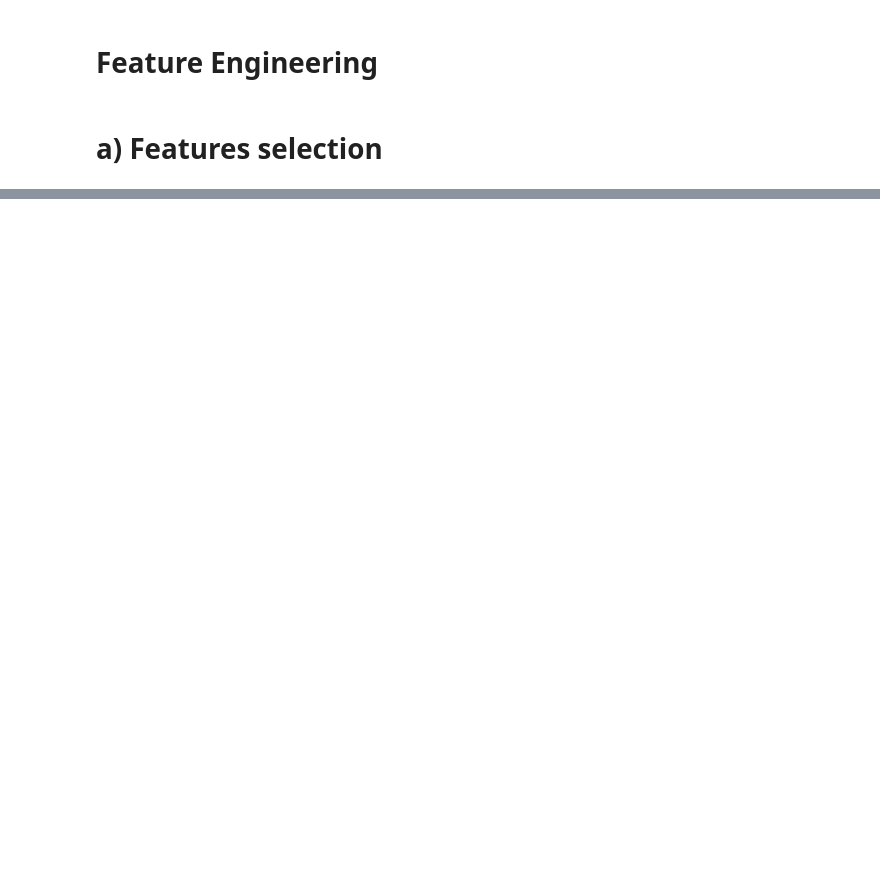
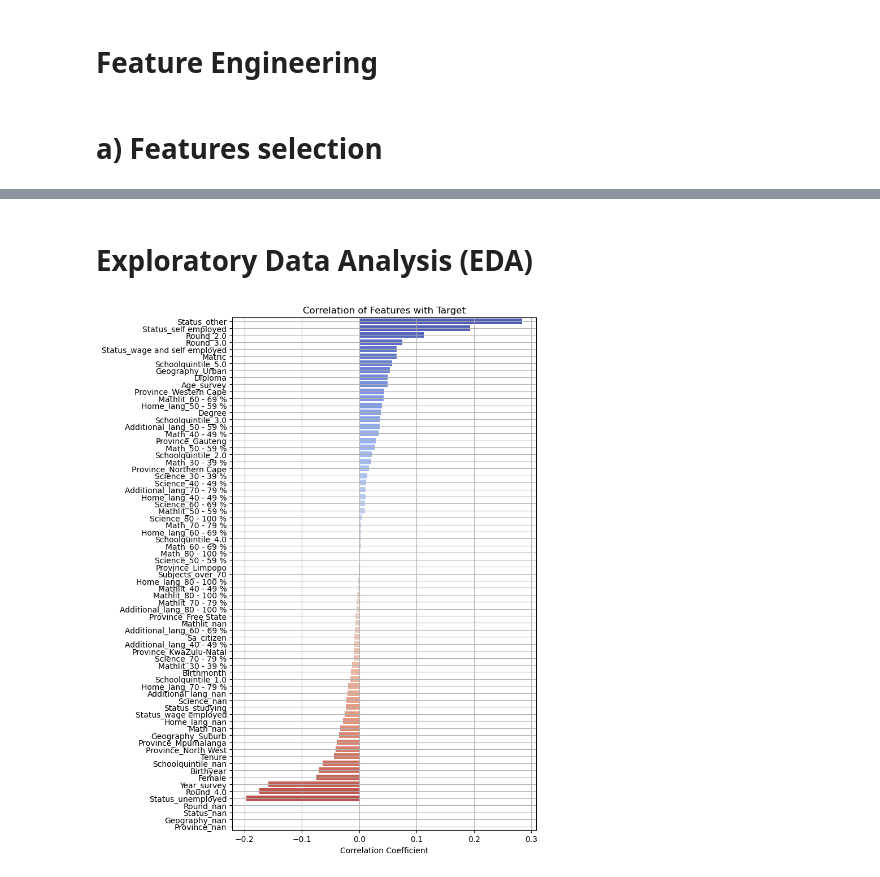
Before and after one commit to OlivierKabengele/ACML_Project2025, a Jupyter notebook: Youth_predictions_employment_ZINDI.ipynb, the cells around one changed output, grey strips where cells are left out. Cells and saved outputs as stored; diff of their text form; code cells hidden in the pictures; blank space fills up the shorter version.

```diff
--- a/Youth_predictions_employment_ZINDI.ipynb
+++ b/Youth_predictions_employment_ZINDI.ipynb
@@ -751,0 +101,16 @@ Id_5j6bzk3k81          0.125334
+# %% [markdown]
+# Exploratory Data Analysis (EDA)
+# %%
+# Correlation of all features with the target
+target_corr = dataset1.corr()['Target'].drop('Target').sort_values(ascending=False)
+
+# Plot
+plt.figure(figsize=(8, 10))
+sns.barplot(x=target_corr.values, y=target_corr.index, palette='coolwarm')
+plt.title('Correlation of Features with Target')
+plt.xlabel('Correlation Coefficient')
+plt.grid(True)
+plt.tight_layout()
+plt.show()
+# %% [output]
+[figure, added]
```
Also changed, not shown: parts of 74 cells of this notebook.
